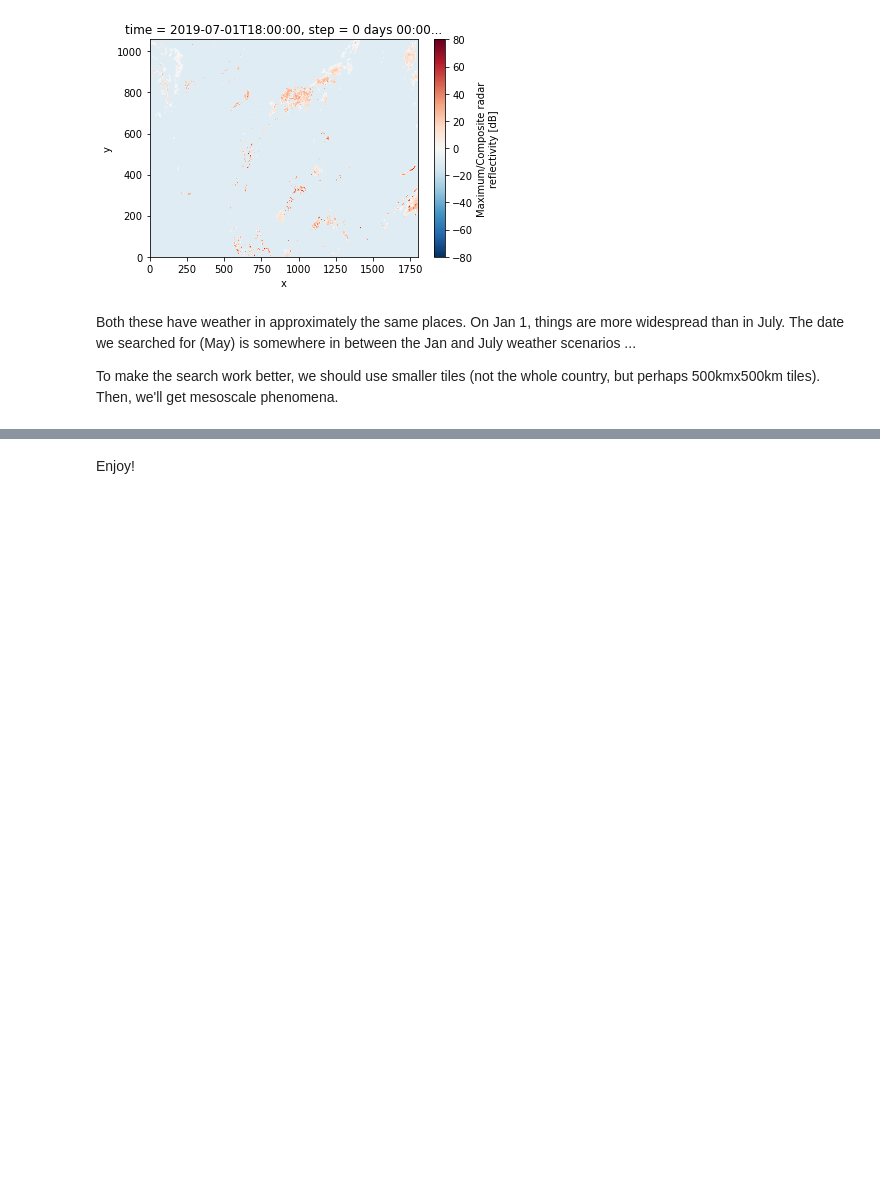
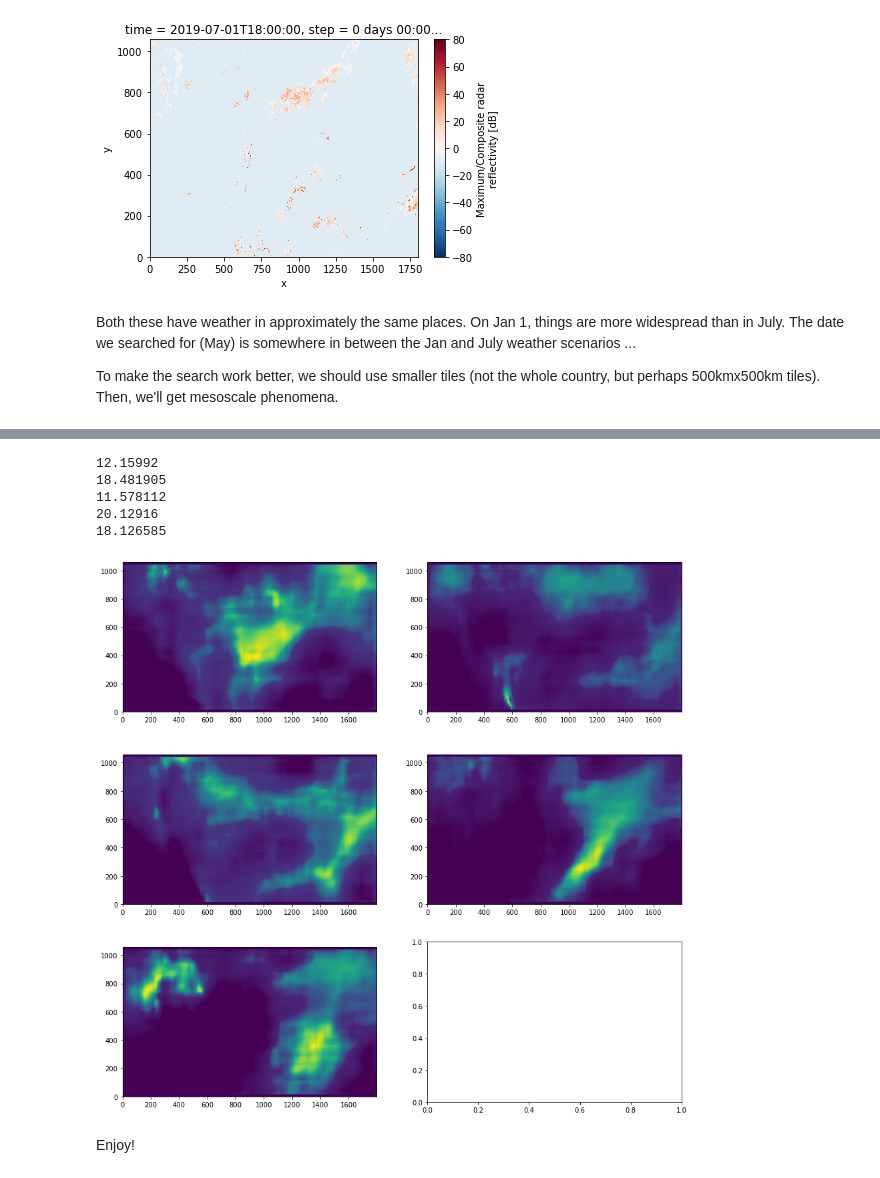
Before and after one commit to GoogleCloudPlatform/ml-design-patterns, a Jupyter notebook: 02_data_representation/weather_search/wx_embeddings.ipynb, the cells around one changed output, grey strips where cells are left out. Drawn from its saved outputs; the diff is of its cells as text; code cells hidden in the pictures; blank space fills up the shorter version.

```diff
--- a/02_data_representation/weather_search/wx_embeddings.ipynb
+++ b/02_data_representation/weather_search/wx_embeddings.ipynb
@@ -670,0 +795,17 @@ To make the search work better, we should use smaller tiles (not the whole count
+# %%
+import tensorflow as tf
+def create_decoder(model_dir):
+    model = tf.keras.models.load_model(model_dir)
+    decoder_input = tf.keras.Input([50], name='embed_input')
+    embed_seen = False
+    x = decoder_input
+    for layer in model.layers:
+        if embed_seen:
+            x = layer(x)
+        elif layer.name == 'refc_embedding':
+            embed_seen = True
+    decoder = tf.keras.Model(decoder_input, x, name='decoder')
+    print(decoder.summary())
+    return decoder
+
+decoder = create_decoder('gs://ai-analytics-solutions-kfpdemo/wxsearch/trained/savedmodel')
@@ -671,3 +830,22 @@ To make the search work better, we should use smaller tiles (not the whole count
+# %%
+import tensorflow as tf
+import numpy as np
+import matplotlib.pyplot as plt
+
+f, axarr = plt.subplots(3,2, figsize=(15,15))
+for cid in range(1,6):
+    embed = df[df['centroid_id']==cid].sort_values(by='feature')['numerical_value'].values
+    embed = tf.reshape( tf.convert_to_tensor(embed, dtype=tf.float32), [-1, 50])
+    outimg = decoder.predict(embed).squeeze() * 60
+    print(np.max(outimg))
+    axarr[ (cid-1)//2, (cid-1)%2].imshow(outimg, origin='lower');
+# %% [output]
+12.15992
+18.481905
+11.578112
+20.12916
+18.126585
+[figure, added]
 # %% [markdown]
 Enjoy!
 # %% [markdown]
```
Also changed, not shown: parts of 9 cells of this notebook.
